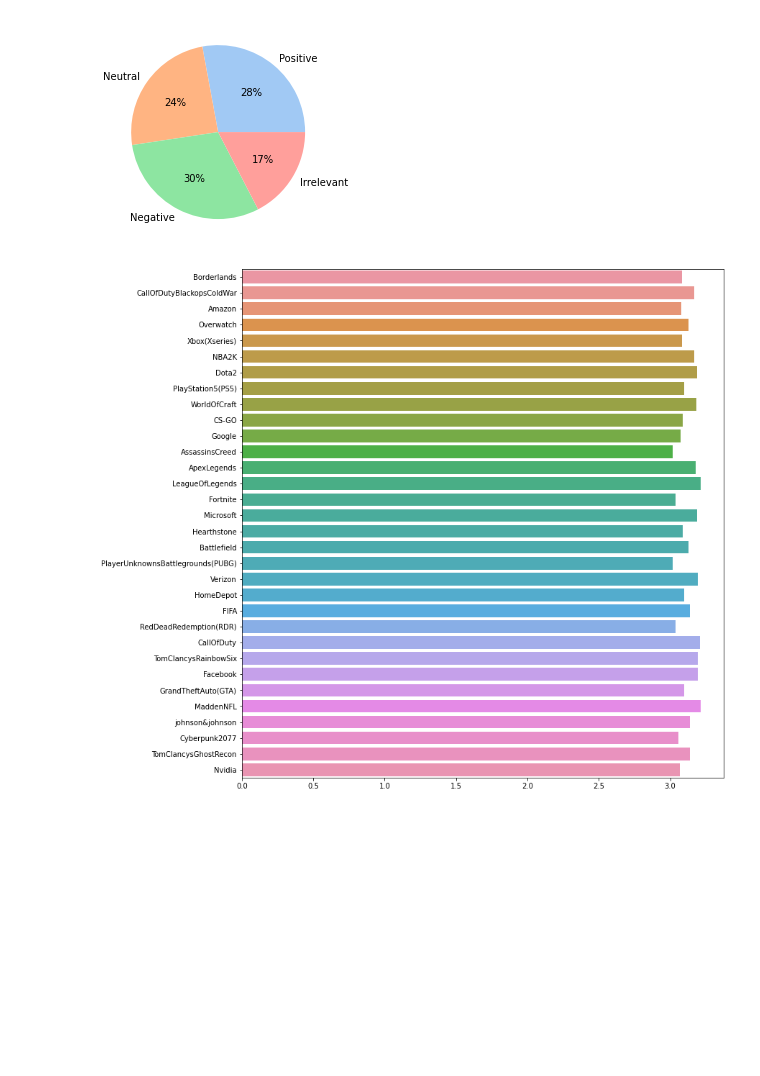
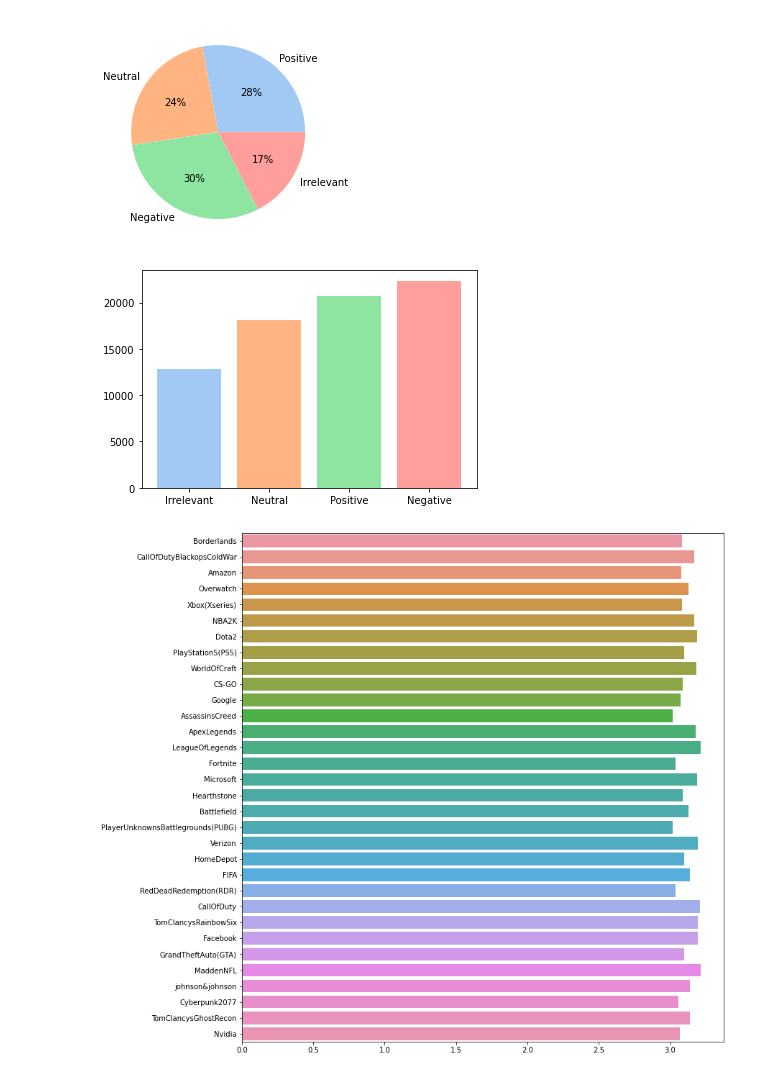
Before and after one commit to sameepv21/Twitter_Sentiment_Analysis, a Jupyter notebook: EDA.ipynb, the cells around one changed output. Cells and saved outputs as stored; diff of their text form; code cells hidden in the pictures; blank space fills up the shorter version.

```diff
--- a/EDA.ipynb
+++ b/EDA.ipynb
@@ -57,6 +57,14 @@ plt.pie(count, labels = unique_sentiment, colors = colors, autopct='%1.0f%%')
 plt.show()
 # %% [output]
 [figure]
+# %%
+# Bar chart
+temp_df = pd.DataFrame({'freq': np.array(count), 'sentiment': unique_sentiment})
+temp_df.sort_values(by=['freq'], inplace=True)
+plt.bar(temp_df['sentiment'], temp_df['freq'], color=colors)
+plt.show()
+# %% [output]
+[figure, added]
 # %%
 unique_companies = X_train['company'].unique()
 
```
Also changed, not shown: parts of 3 cells of this notebook.
